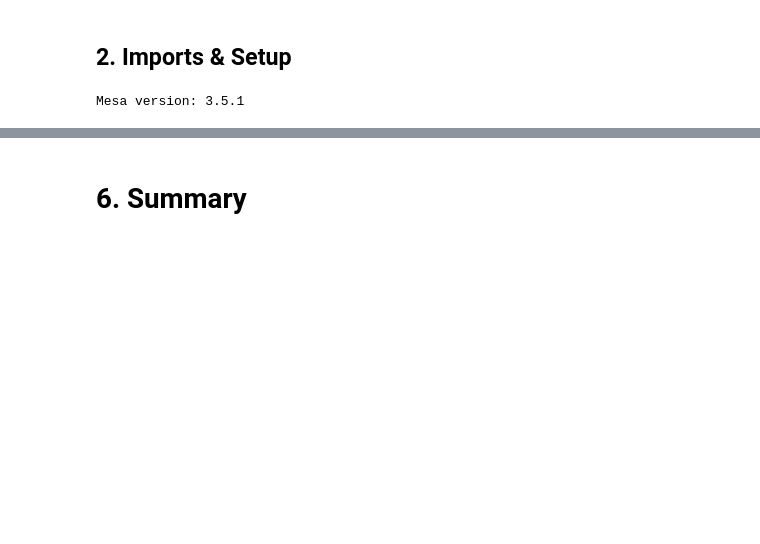
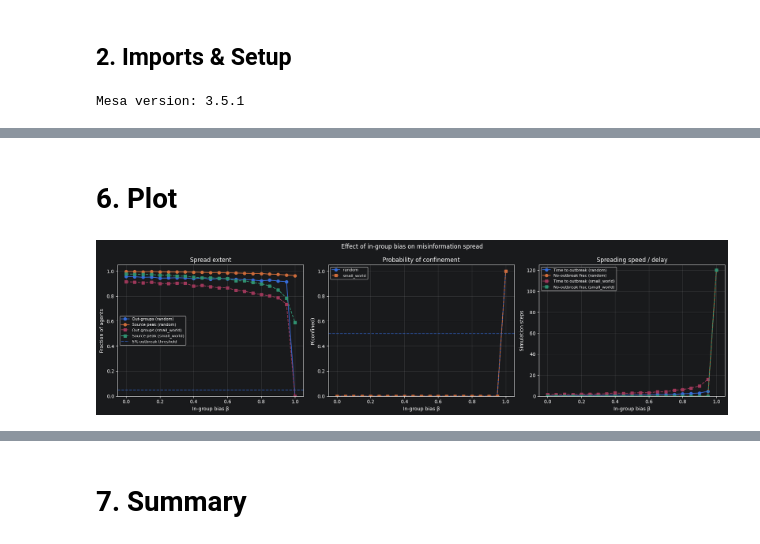
Before and after one commit to Samxel/misinformation-homophily-abm, a Jupyter notebook: model.ipynb, the cells around one changed output, grey strips where cells are left out. Saved outputs shown, nothing was run; the diff lists cells and outputs as text; code cells hidden in the pictures; blank space fills up the shorter version.

Commit message:
add Parameter Sweep and Plot display

```diff
--- a/model.ipynb
+++ b/model.ipynb
@@ -62,7 +87,7 @@ Small-World = Friends which form groups and know each other
 # %%
 class MisinformationModel(mesa.Model):
-    def __init__(self, n=200, num_groups=2, bias=0.5, base_prob=0.1, recovery_prob=0.05, network_type="random", seed=None):
-        super().__init__(seed=seed)
+    def __init__(self, n=200, num_groups=2, bias=0.5, base_prob=0.1, recovery_prob=0.05, network_type="random", seed: int | None = None):
+        super().__init__(rng=seed)
 
         self.n = n
         self.num_groups = num_groups
@@ -132,0 +231,48 @@ print(data)
+# %% [markdown]
+# 6. Plot
+# %%
+fig, axes = plt.subplots(1, 3, figsize=(18, 5))
+
+for network_type, style in [("random", "o-"), ("small_world", "s--")]:
+    s = summary[summary["Network"] == network_type]
+    valid_time = s.dropna(subset=["Mean_Time_To_Outbreak"])
+
+    axes[0].plot(s["Bias"], s["Mean_Final_Outgroup_Frac"], style, label=f"Out-groups ({network_type})")
+    axes[0].plot(s["Bias"], s["Mean_Source_Peak"], style, label=f"Source peak ({network_type})")
+
+    axes[1].plot(s["Bias"], s["P_Confinement"], style, label=network_type)
+
+    axes[2].plot(valid_time["Bias"], valid_time["Mean_Time_To_Outbreak"], style, label=f"Time to outbreak ({network_type})")
+    axes[2].plot(s["Bias"], s["No_Outbreak_Frac"] * STEPS_PER_RUN, style, label=f"No-outbreak frac ({network_type})")
+
+axes[0].axhline(OUTBREAK_THRESHOLD, linestyle="--", alpha=0.7, label="5% outbreak threshold")
+axes[0].set_title("Spread extent")
+axes[0].set_xlabel("In-group bias β")
+axes[0].set_ylabel("Fraction of agents")
+axes[0].set_ylim(0, 1.05)
+axes[0].grid(alpha=0.3)
+axes[0].legend(fontsize=8)
+
+axes[1].axhline(0.5, linestyle="--", alpha=0.7)
+axes[1].set_title("Probability of confinement")
+axes[1].set_xlabel("In-group bias β")
+axes[1].set_ylabel("P(confined)")
+axes[1].set_ylim(0, 1.05)
+axes[1].grid(alpha=0.3)
+axes[1].legend(fontsize=8)
+
+axes[2].set_title("Spreading speed / delay")
+axes[2].set_xlabel("In-group bias β")
+axes[2].set_ylabel("Simulation steps")
+axes[2].set_ylim(0, STEPS_PER_RUN + 5)
+axes[2].grid(alpha=0.3)
+axes[2].legend(fontsize=8)
+
+fig.suptitle("Effect of in-group bias on misinformation spread")
+plt.tight_layout()
+# plt.savefig("sweep_analysis.png", dpi=150, bbox_inches="tight")
+plt.show()
+
+summary.round(3)
+# %% [output]
+[figure, added]
@@ -133,2 +296,2 @@ print(data)
 # %% [markdown]
-# 6. Summary
+# 7. Summary
```
Also changed, not shown: parts of 7 cells of this notebook.
